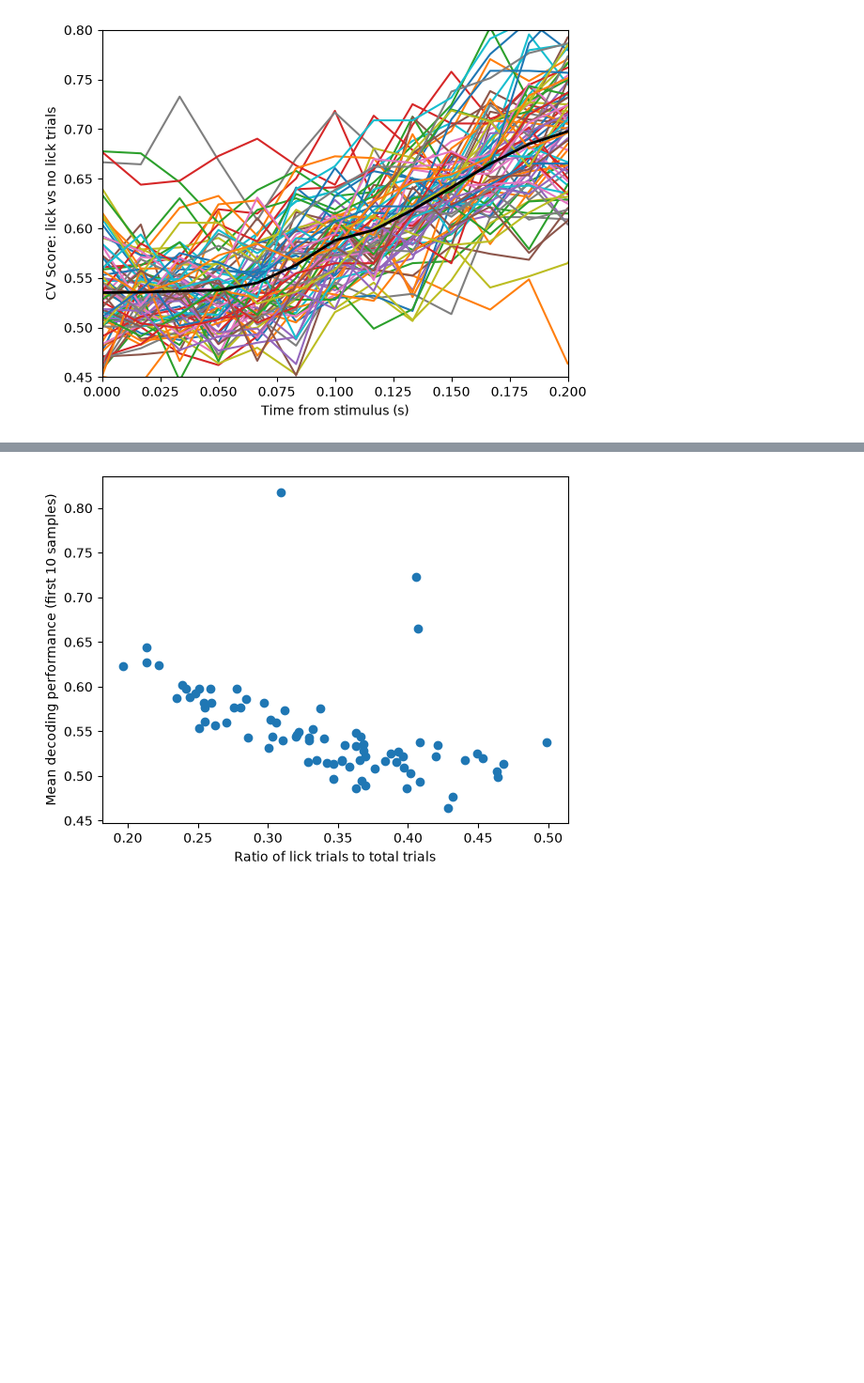
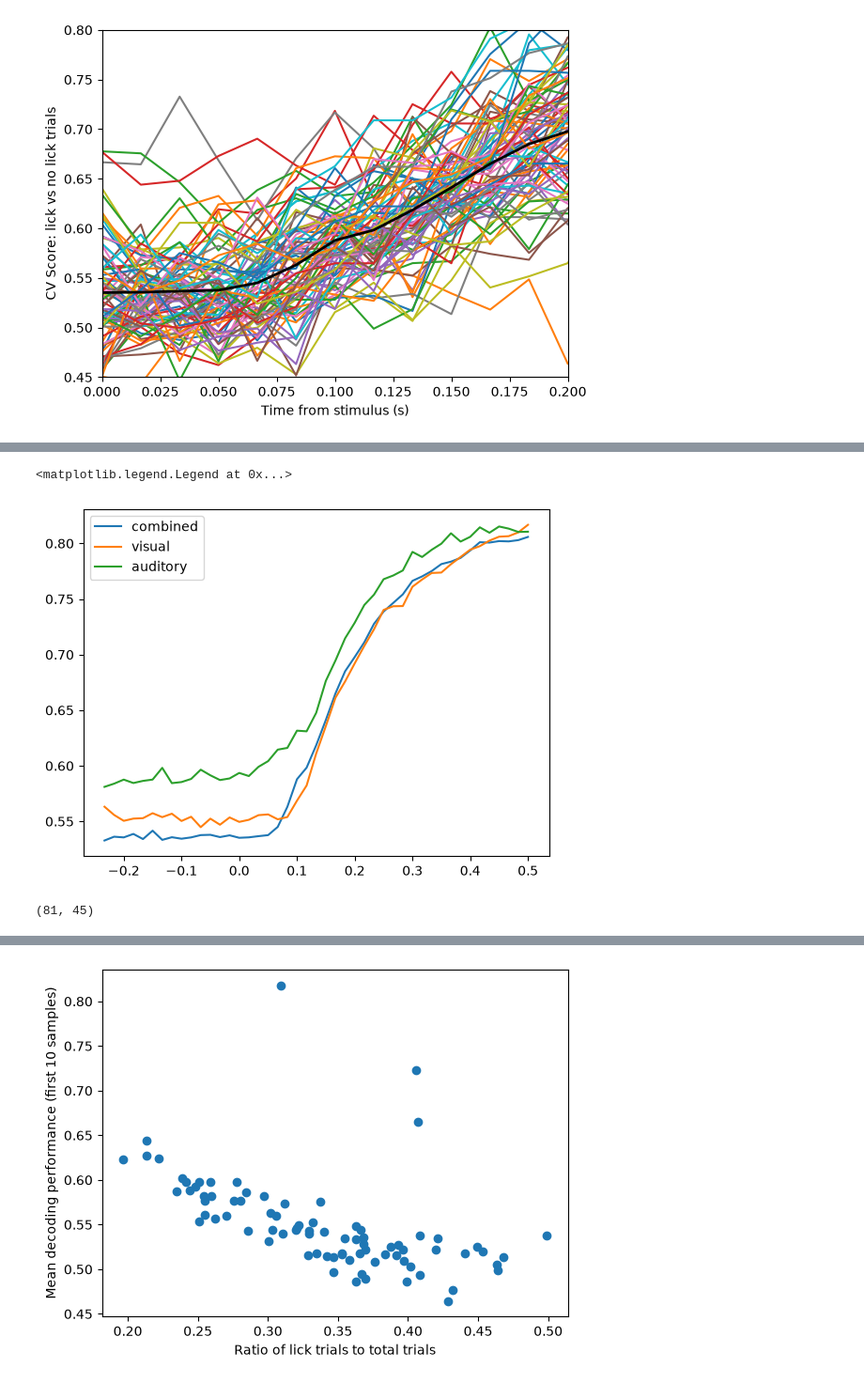
Before and after one commit to corbennett/dynamic_routing_facemap, a Jupyter notebook: analysis.ipynb, the cells around one changed output, grey strips where cells are left out. Shown at 94% size. Saved outputs shown, nothing was run; the diff lists cells and outputs as text; code cells hidden in the pictures; blank space fills up the shorter version.

```diff
--- a/analysis.ipynb
+++ b/analysis.ipynb
@@ -51,0 +83,19 @@ Text(0, 0.5, 'CV Score: lick vs no lick trials')
+# %%
+for df in [df_combined, df_visual, df_auditory]:
+    window_centers  = np.array(df['window_center_s'][0]) + 1/120 #add in a half frame to account for motSVD diff
+    scores = np.stack(df['cv_scores'].drop_nulls().to_numpy())
+
+    #baseline subtract the mean of the first 5 time points
+    # scores = scores - scores[:, :5].mean(axis=1)[:, None]
+
+    # plt.plot(window_centers, scores.T)
+    plt.plot(window_centers, scores.mean(axis=0))
+
+plt.legend(['combined', 'visual', 'auditory'])
+# %% [output]
+<matplotlib.legend.Legend at 0x...>
+[figure, added]
+# %%
+scores.shape
+# %% [output]
+(81, 45)
```
Also changed, not shown: parts of 10 cells of this notebook, 2 other files.
